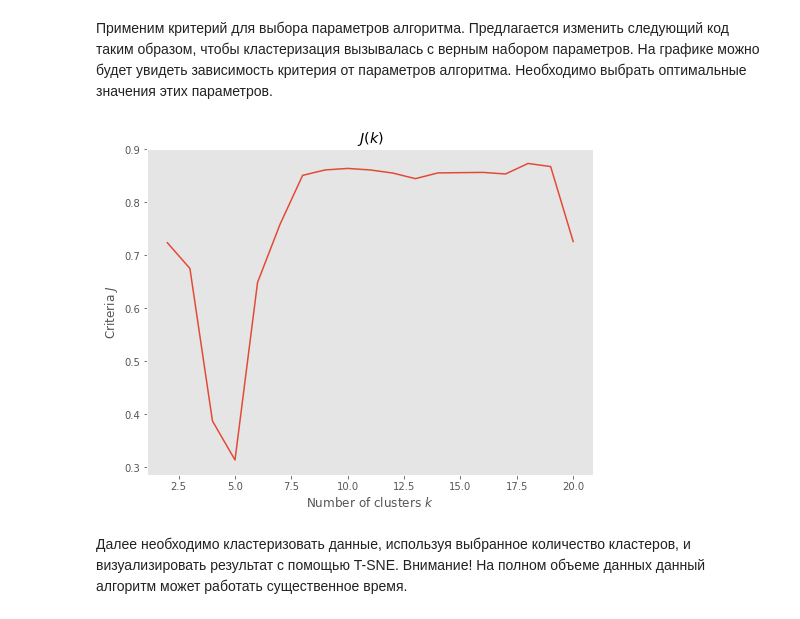
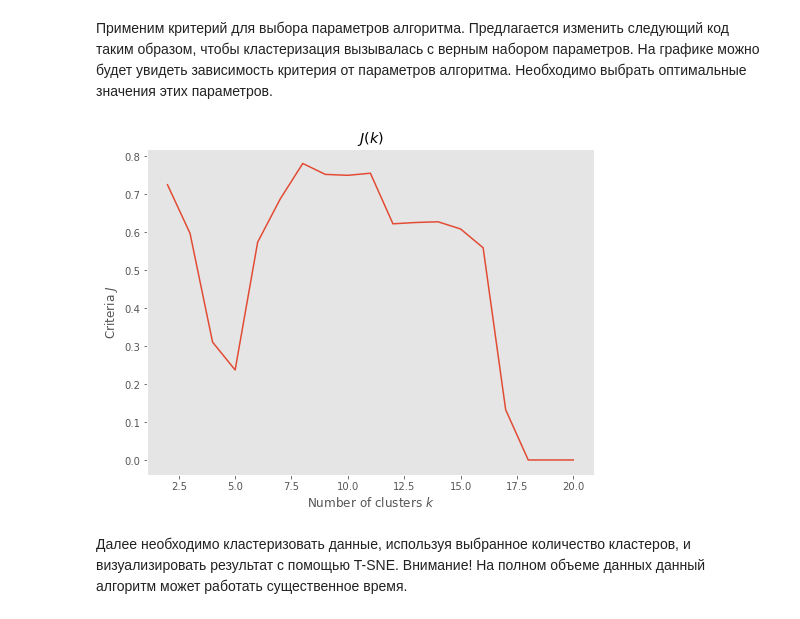
Before and after one commit to pansershrek/Datamining2, a Jupyter notebook: hw2_Skiba.ipynb, the cells around one changed output. Cells and saved outputs as stored; diff of their text form; code cells hidden in the pictures.

```diff
--- a/hw2_Skiba.ipynb
+++ b/hw2_Skiba.ipynb
@@ -300,13 +334,17 @@ Adjusted Rand index for iris is: 1.00
 
 **Критерий качества необходимо выбрать таким образом, чтобы он подходил для реализованного алгоритма**
 # %%
+
 def quality(x, y):
     def dist(first,second):
         sum = 0
-        if (np.equal(first,second)).min():
-            return 0
-        for i in xrange(int(first.shape[0])):
-            sum+=(first[i]-second[i])**2
+        #if (np.equal(first,second)).min():
+        #    return 0
+        #for i in xrange(int(first.shape[0])):
+        #    sum+=(first[i]-second[i])**2
+        mid = first - second
+        mid = mid * mid
+        sum = int(mid.sum())
         return sum**0.5
     """
     Implement quality criterion of your choice
@@ -375,21 +401,22 @@ array([[  55.657941,   37.751574],
 # %%
 ks = range(2, 21)
 criteria = np.zeros(len(ks))
-x = x[:100]
+y = []
+X = x[:100]
 for i, k in enumerate(ks):
     cls = Clustering()
-    y = cls.fit_predict(x,y,'single',k)
-    criteria[i] = quality(x, y)
+    y = cls.fit_predict(X,y,'single',k)
+    criteria[i] = quality(X, y)
 
 pl.figure(figsize=(8, 6))
 pl.plot(ks, criteria)
 pl.title("$J(k)$")
 pl.ylabel("Criteria $J$")
 pl.xlabel("Number of clusters $k$")
 pl.grid()
 pl.show()
 # %% [output]
-[figure, old version]
+[figure, new version]
 # %% [markdown]
 Далее необходимо кластеризовать данные, используя выбранное количество кластеров, и визуализировать результат с помощью T-SNE. Внимание! На полном объеме данных данный алгоритм может работать существенное время.
 # %%
```
Also changed, not shown: parts of 13 cells of this notebook.
